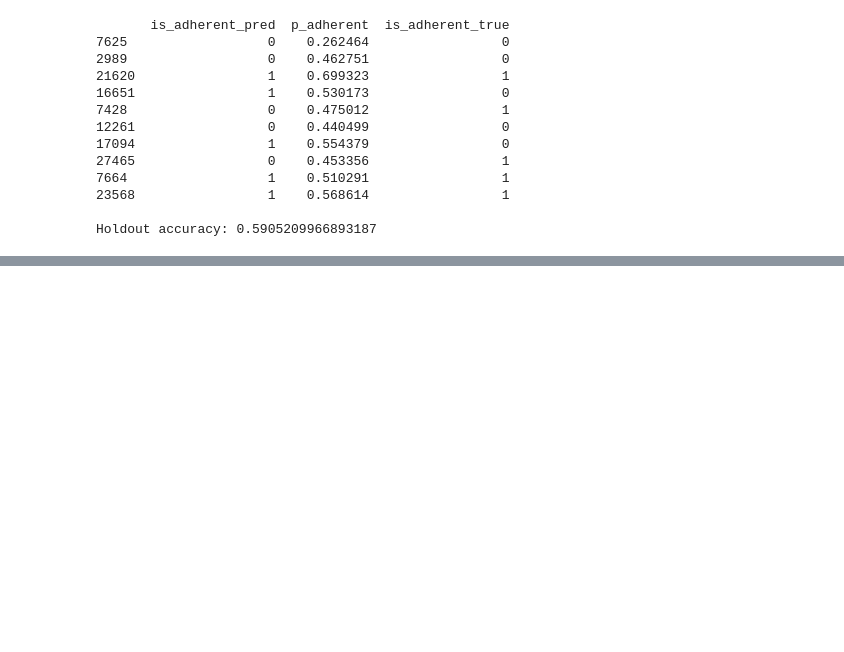
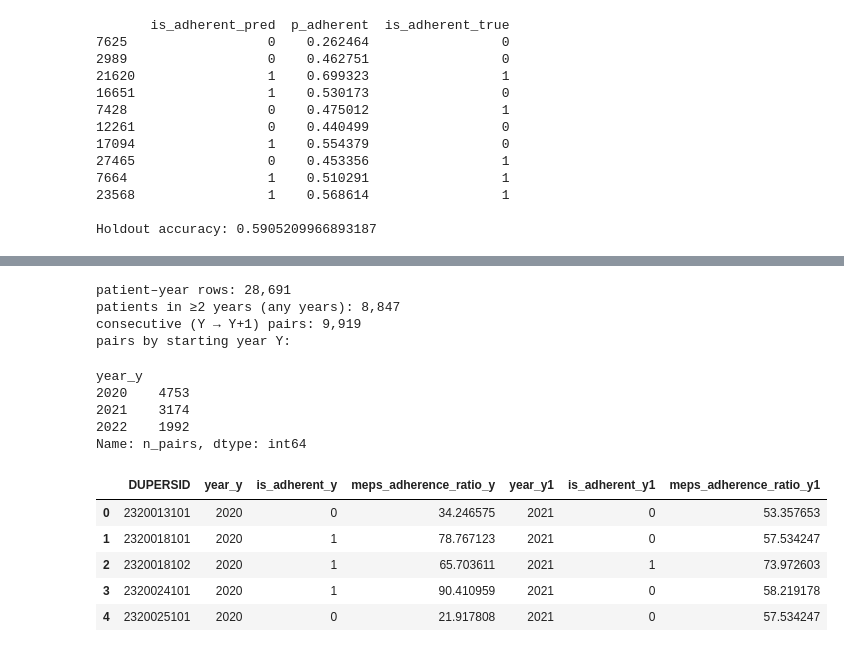
Before and after one commit to FrianaEngineer/Medical-Adherence, a Jupyter notebook: Notebooks/allYearMergeClean.ipynb, the cells around one changed output, grey strips where cells are left out. Saved outputs shown, nothing was run; the diff lists cells and outputs as text; code cells hidden in the pictures; blank space fills up the shorter version.

```diff
--- a/Notebooks/allYearMergeClean.ipynb
+++ b/Notebooks/allYearMergeClean.ipynb
@@ -1994,0 +2005,74 @@ Holdout accuracy: 0.5905209966893187
+# %%
+# Build consecutive-year adherence pairs from the patient–year panel
+
+if "model_df_all" not in globals() or model_df_all is None or model_df_all.empty:
+    tables_all, _ = all_years_output_dirs()
+    model_df_all = pd.read_parquet(tables_all / "model_df_all_years.parquet")
+    print(f"loaded model_df_all from parquet ({len(model_df_all):,} rows)")
+
+cols = ["DUPERSID", "YEAR", "is_adherent"]
+if "meps_adherence_ratio" in model_df_all.columns:
+    cols.append("meps_adherence_ratio")
+
+panel = (
+    model_df_all[cols]
+    .drop_duplicates(["DUPERSID", "YEAR"])
+    .sort_values(["DUPERSID", "YEAR"])
+    .copy()
+)
+panel["is_adherent"] = panel["is_adherent"].astype(int)
+panel["year_next"] = panel["YEAR"] + 1
+
+right = panel.drop(columns=["year_next"]).rename(
+    columns={
+        "YEAR": "year_y1",
+        "is_adherent": "is_adherent_y1",
+        **(
+            {"meps_adherence_ratio": "meps_adherence_ratio_y1"}
+            if "meps_adherence_ratio" in panel.columns
+            else {}
+        ),
+    }
+)
+left = panel.rename(
+    columns={
+        "YEAR": "year_y",
+        "is_adherent": "is_adherent_y",
+        **(
+            {"meps_adherence_ratio": "meps_adherence_ratio_y"}
+            if "meps_adherence_ratio" in panel.columns
+            else {}
+        ),
+    }
+)
+
+pairs = left.merge(
+    right,
+    left_on=["DUPERSID", "year_next"],
+    right_on=["DUPERSID", "year_y1"],
+    how="inner",
+).drop(columns=["year_next"])
+
+n_multi = panel.groupby("DUPERSID")["YEAR"].nunique()
+print(f"patient–year rows: {len(panel):,}")
+print(f"patients in ≥2 years (any years): {(n_multi >= 2).sum():,}")
+print(f"consecutive (Y → Y+1) pairs: {len(pairs):,}")
+print("pairs by starting year Y:")
+display(pairs.groupby("year_y").size().rename("n_pairs"))
+display(pairs.head())
+# %% [output]
+patient–year rows: 28,691
+patients in ≥2 years (any years): 8,847
+consecutive (Y → Y+1) pairs: 9,919
+pairs by starting year Y:
+year_y
+2020    4753
+2021    3174
+2022    1992
+Name: n_pairs, dtype: int64
+|  | DUPERSID | year_y | is_adherent_y | meps_adherence_ratio_y | year_y1 | is_adherent_y1 | meps_adherence_ratio_y1 |
+| 0 | 2320013101 | 2020 | 0 | 34.246575 | 2021 | 0 | 53.357653 |
+| 1 | 2320018101 | 2020 | 1 | 78.767123 | 2021 | 0 | 57.534247 |
+| 2 | 2320018102 | 2020 | 1 | 65.703611 | 2021 | 1 | 73.972603 |
+| 3 | 2320024101 | 2020 | 1 | 90.410959 | 2021 | 0 | 58.219178 |
+| 4 | 2320025101 | 2020 | 0 | 21.917808 | 2021 | 0 | 57.534247 |
```
Also changed, not shown: parts of 3 cells of this notebook.
